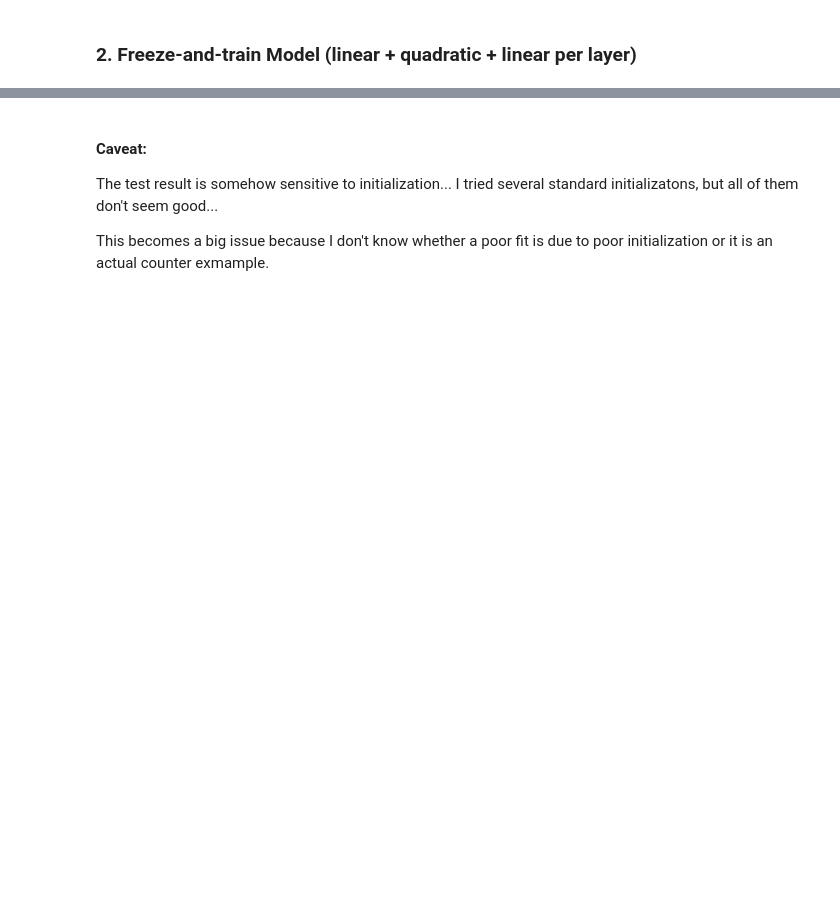
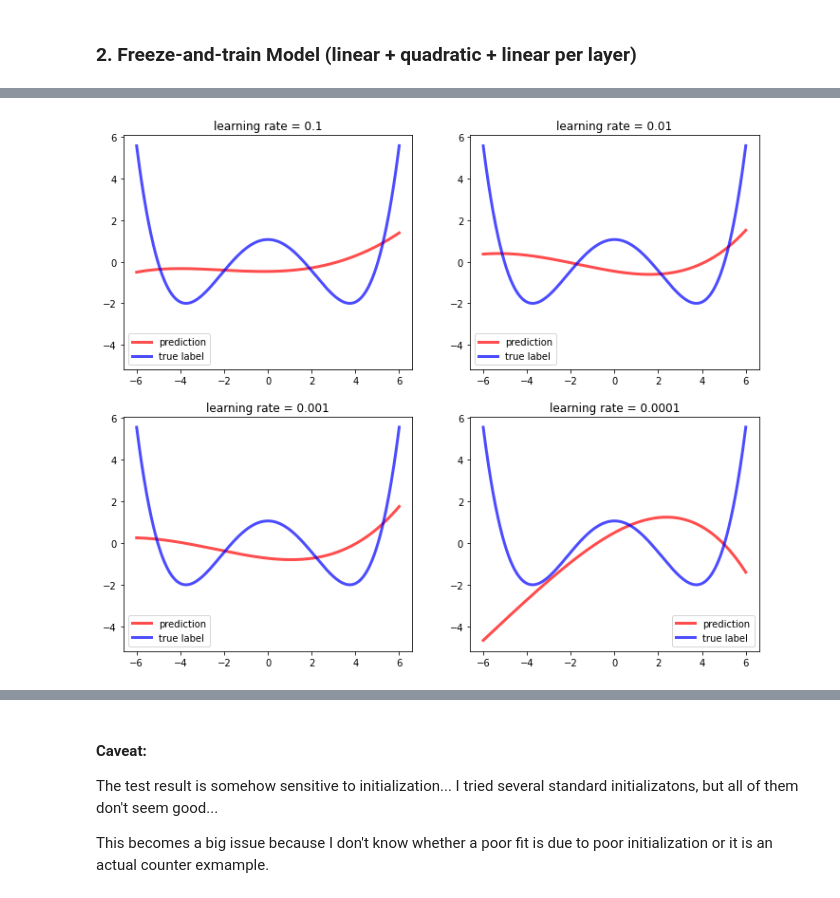
Before and after one commit to ZQZCalin/2-layer-skip-NN, a Jupyter notebook: counter-example.ipynb, the cells around one changed output, grey strips where cells are left out. Drawn from its saved outputs; the diff is of its cells as text; code cells hidden in the pictures; blank space fills up the shorter version.

Commit message:
add grid search; unequal bump target

```diff
--- a/counter-example.ipynb
+++ b/counter-example.ipynb
@@ -222,19 +237,32 @@ To serve as a comparison, compare the previous freeze-and-train method with the
 # %%
 # COMPLETE 2 LAYER NETWORK
 class complete_network_model(nn.Module):
-    def __init__(self):
+    def __init__(self, skip=None):
         super().__init__()
-        self.sequential = nn.Sequential(
-            nn.Linear(1, 1),  # x -> ax+b
-            Lambda(quad_activation),  # (ax+b)^2
-            nn.Linear(1, 1),  # k(ax+b)^2+c
-            Lambda(quad_activation),
-            nn.Linear(1, 1),
+#         self.sequential = nn.Sequential(
+#             nn.Linear(1, 1),  # x -> ax+b
+#             Lambda(quad_activation),  # (ax+b)^2
+#             nn.Linear(1, 1),  # k(ax+b)^2+c
 #             Lambda(quad_activation),
 #             nn.Linear(1, 1),
-#             Lambda(quad_activation),
-#             nn.Linear(1, 1)
-        )
+#         )
+        self.skip = skip
+        self.linear1 = nn.Linear(1, 1)
+        self.linear2 = nn.Linear(1, 1)
+        self.linear3 = nn.Linear(1, 1)
+        self.actv = Lambda(quad_activation)
 
     def forward(self, x):
-        return self.sequential(x)
+        identity = x
+        first = self.linear1(x)
+        out = self.actv(first)
+        out = self.linear2(out)
+        out = self.actv(out)
+        out = self.linear3(out)
+#         out += identity
+        if self.skip == "input":
+            out += identity
+        elif self.skip == "first":
+            out += first
+
+        return out
@@ -271,0 +291,5 @@ __________________________________________________
+# %%
+# skip connect with input layer
+models1 = grid_search_lr(complete_network_model, {'skip': 'input'})
+# %% [output]
+[figure, added]
```
Also changed, not shown: parts of 41 cells of this notebook.
